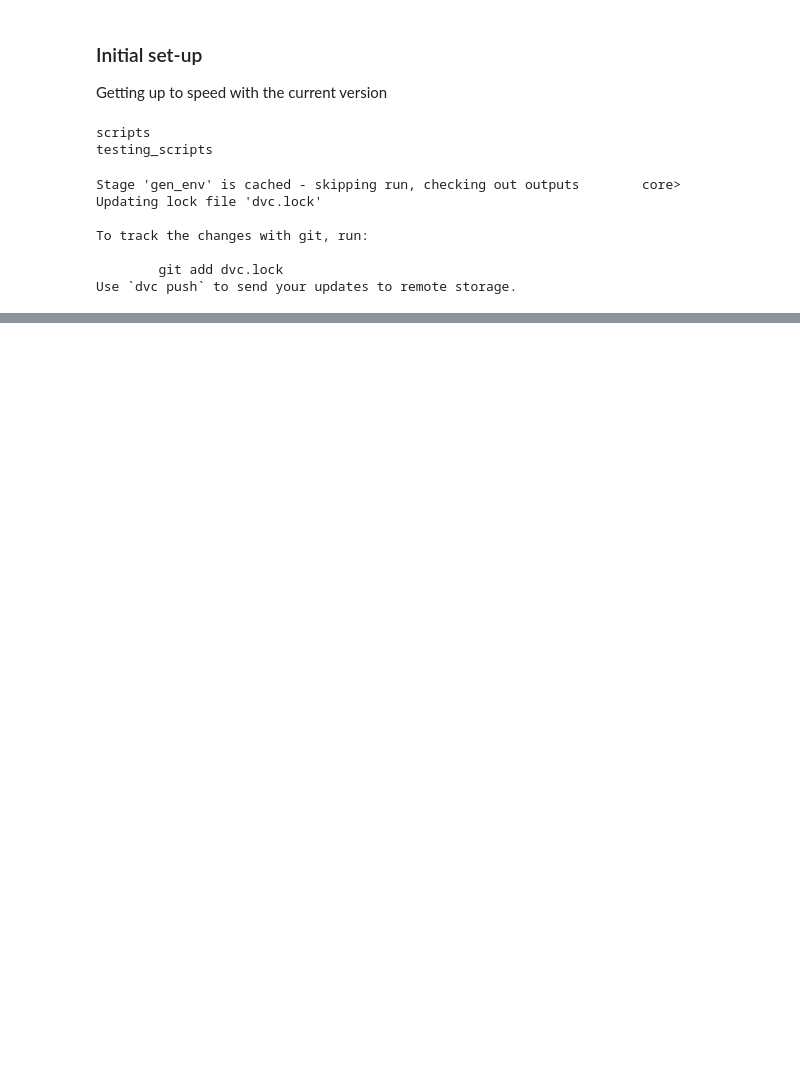
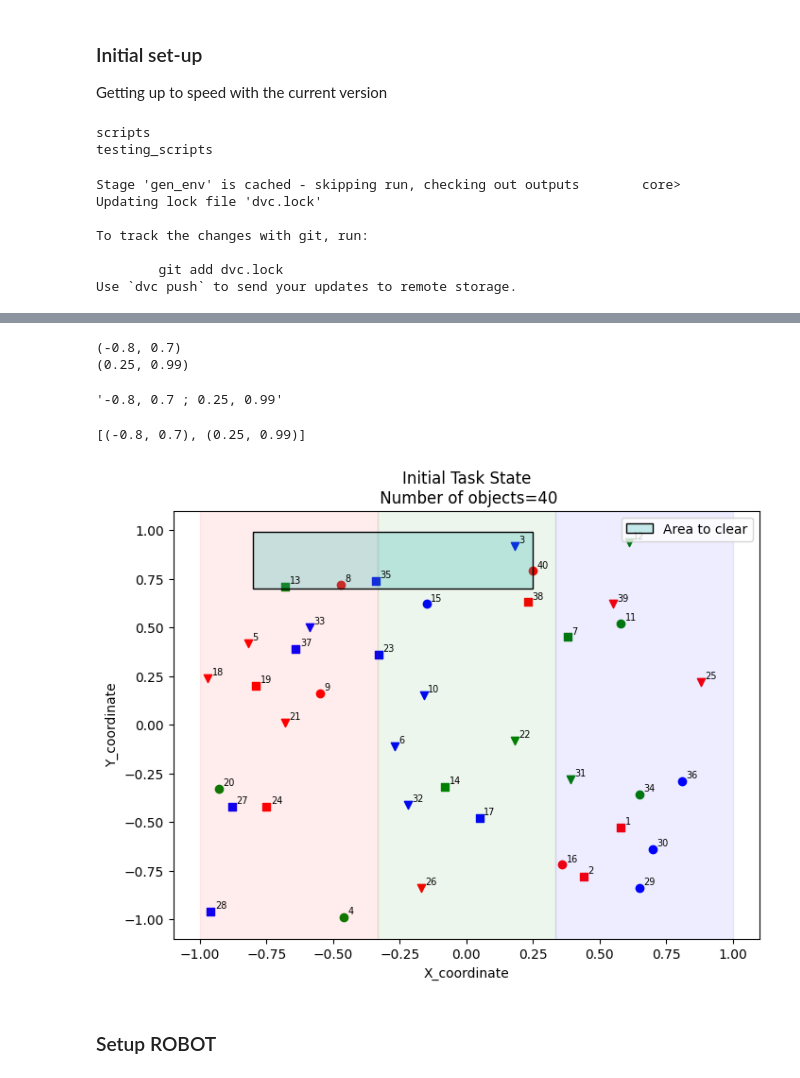
Before and after one commit to ashish1610dhiman/learning_norms_with_mcmc_from_pcfg_IJCAI21, a Jupyter notebook: notebooks/0.0_ad_robot_non_compliance.ipynb, the cells around one changed output, grey strips where cells are left out. Drawn from its saved outputs; the diff is of its cells as text; code cells hidden in the pictures; blank space fills up the shorter version.

Commit message:
nc_testing | visualised env and task

```diff
--- a/notebooks/0.0_ad_robot_non_compliance.ipynb
+++ b/notebooks/0.0_ad_robot_non_compliance.ipynb
@@ -78,0 +44,3 @@ Documentation: <https://man.dvc.org/run>
+# %%
+with open("../params.yaml", 'r') as fd:
+    params = yaml.safe_load(fd)
@@ -78,0 +63,36 @@ Documentation: <https://man.dvc.org/run>
+# %%
+##Get default env
+env = unpickle('../data/env.pickle')
+# %%
+##Get default task
+true_norm_exp = params['true_norm']['exp']
+num_observations = params['num_observations']
+obs_data_set = params['obs_data_set']
+
+colour_specific = params['colour_specific']
+shape_specific = params['shape_specific']
+target_area_parts = params['target_area'].replace(' ','').split(';')
+target_area_part0 = position(*map(float, target_area_parts[0].split(',')))
+target_area_part1 = position(*map(float, target_area_parts[1].split(',')))
+target_area = (target_area_part0, target_area_part1)
+print(target_area_part0.coordinates())
+print(target_area_part1.coordinates())
+the_task = task(colour_specific, shape_specific,target_area)
+# %% [output]
+(-0.8, 0.7)
+(0.25, 0.99)
+# %%
+params['target_area']
+# %% [output]
+'-0.8, 0.7 ; 0.25, 0.99'
+# %%
+list(map(lambda x: x.coordinates() ,the_task.target_area))
+# %% [output]
+[(-0.8, 0.7), (0.25, 0.99)]
+# %%
+fig,ax=plt.subplots(figsize=(8,6),dpi=100);
+plot_task(env,ax,"Initial Task State",the_task,True)
+# %% [output]
+[figure, added]
+# %% [markdown]
+### Setup ROBOT
```
Also changed, not shown: parts of 10 cells of this notebook, 2 other files.
